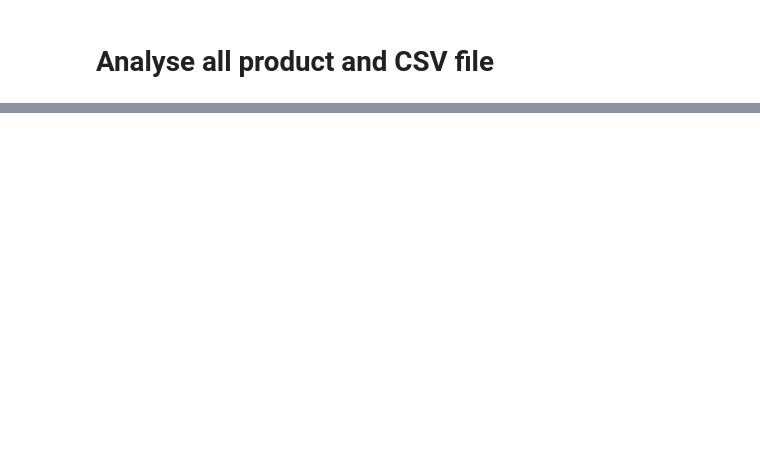
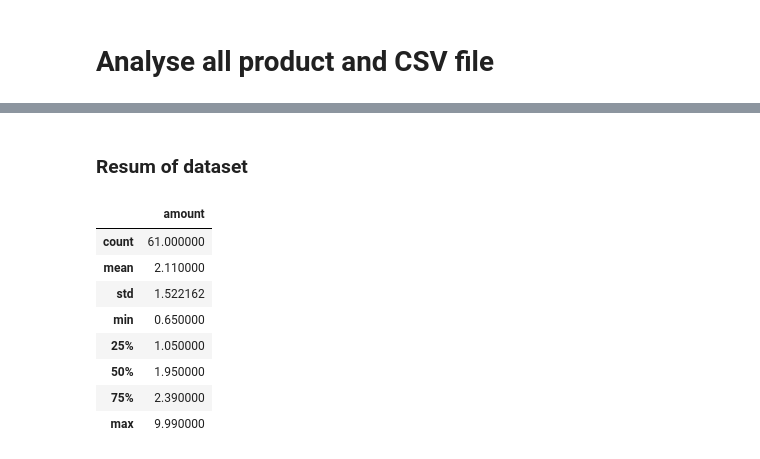
Before and after one commit to baptdev/receipt-ocr, a Jupyter notebook: python-receipt-ocr/notebook-receipt-OCR.ipynb, the cells around one changed output, grey strips where cells are left out. Saved outputs shown, nothing was run; the diff lists cells and outputs as text; code cells hidden in the pictures; blank space fills up the shorter version.

```diff
--- a/python-receipt-ocr/notebook-receipt-OCR.ipynb
+++ b/python-receipt-ocr/notebook-receipt-OCR.ipynb
@@ -316,0 +339,14 @@ df_products.tail(10)
+# %% [markdown]
+### Resum of dataset
+# %%
+df_products.describe()
+# %% [output]
+|  | amount |
+| count | 61.000000 |
+| mean | 2.110000 |
+| std | 1.522162 |
+| min | 0.650000 |
+| 25% | 1.050000 |
+| 50% | 1.950000 |
+| 75% | 2.390000 |
+| max | 9.990000 |
```
Also changed, not shown: parts of 9 cells of this notebook, 1 other file.
